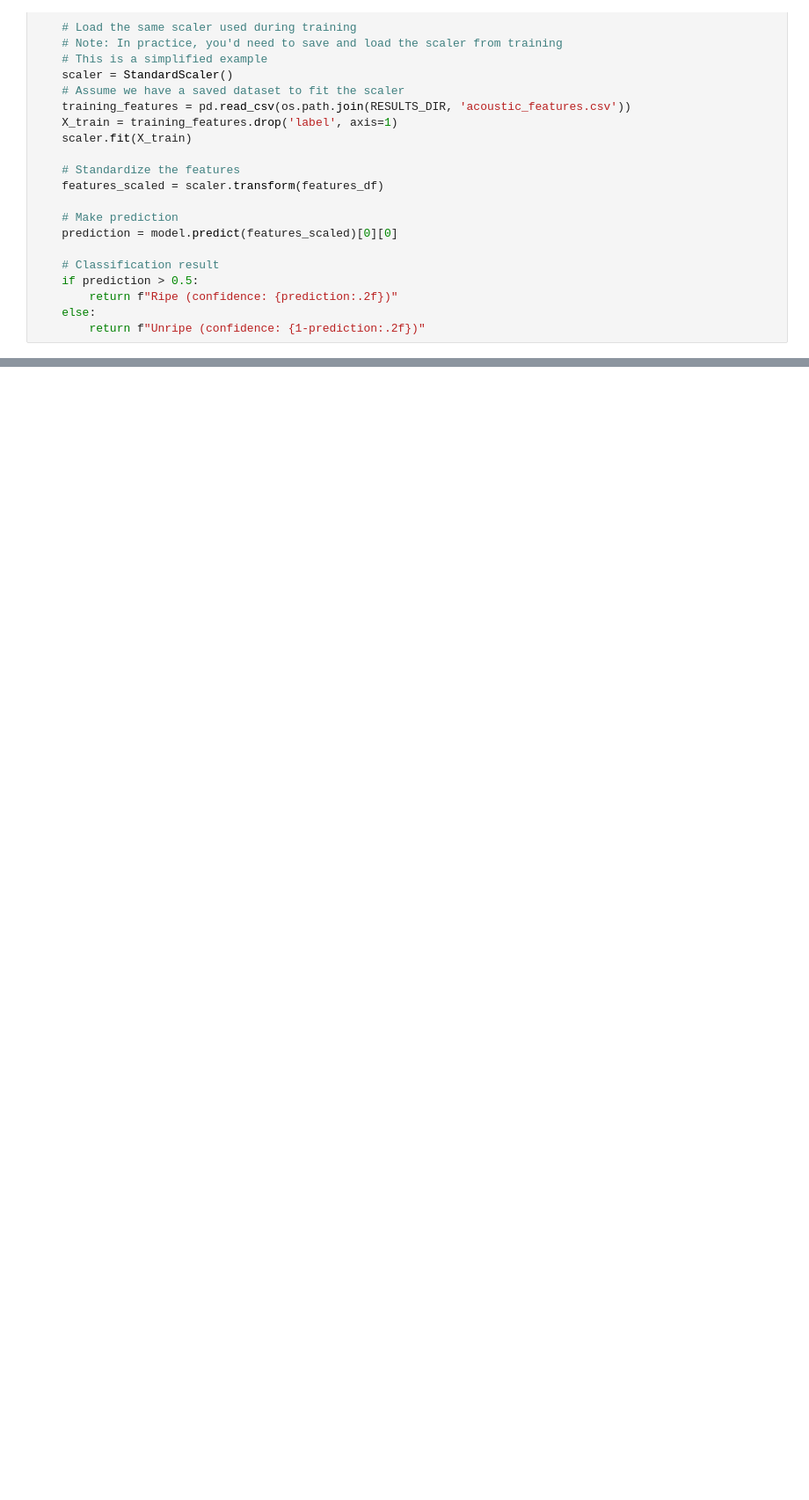
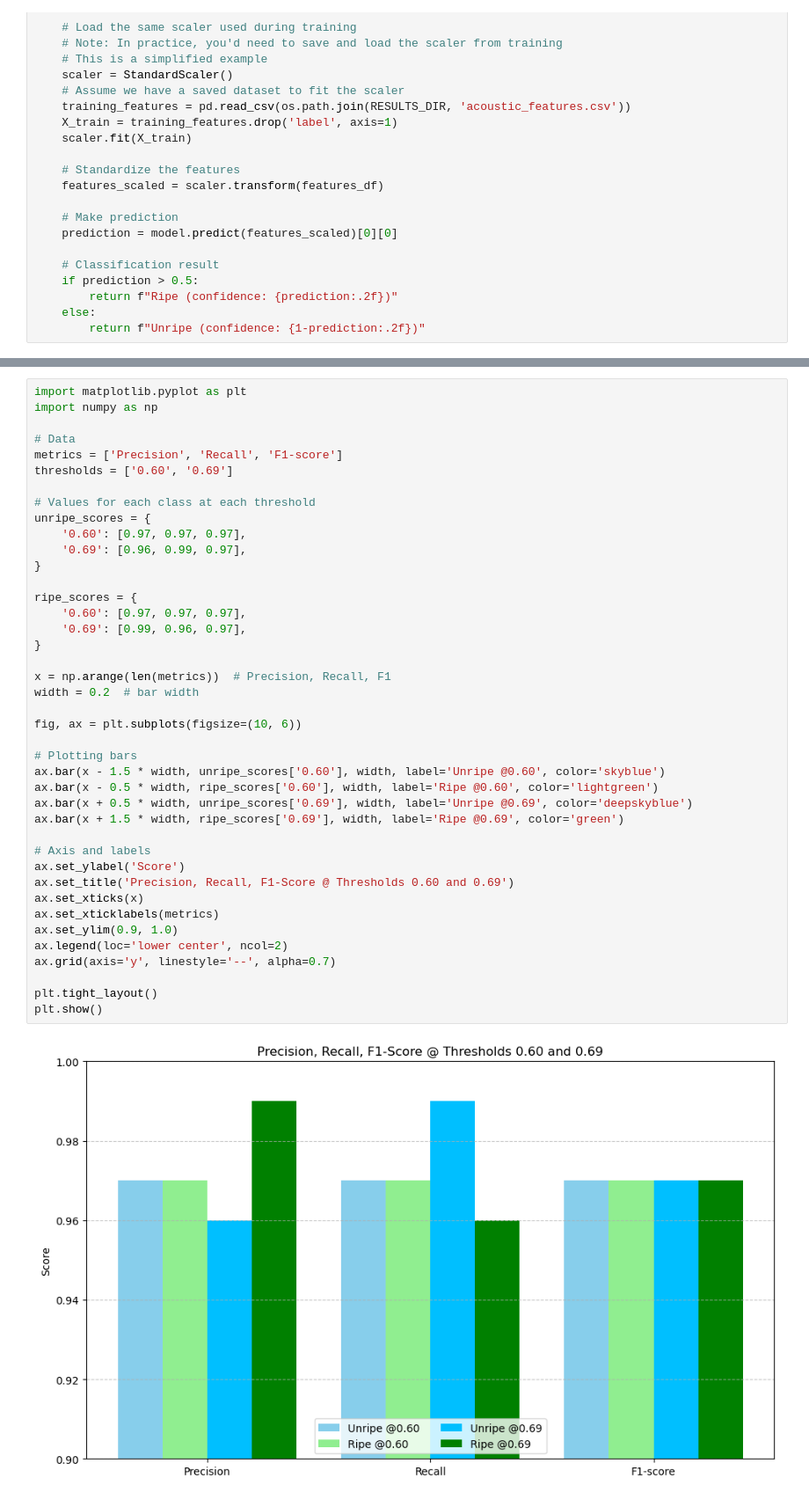
Before and after one commit to lazycandy2002/Cantaloupe-Ripeness-Classification-via-Acoustic-Feature-Analysis-and-ANN-Modeling--, a Jupyter notebook: cantaloupe_classifier.ipynb, the cells around one changed output, grey strips where cells are left out. Shown at 88% size. Saved outputs shown, nothing was run; the diff lists cells and outputs as text; blank space fills up the shorter version.

```diff
--- a/cantaloupe_classifier.ipynb
+++ b/cantaloupe_classifier.ipynb
@@ -438,0 +483,43 @@ def predict_ripeness(audio_file_path, model_path=MODEL_SAVE_PATH):
+# %%
+import matplotlib.pyplot as plt
+import numpy as np
+
+# Data
+metrics = ['Precision', 'Recall', 'F1-score']
+thresholds = ['0.60', '0.69']
+
+# Values for each class at each threshold
+unripe_scores = {
+    '0.60': [0.97, 0.97, 0.97],
+    '0.69': [0.96, 0.99, 0.97],
+}
+
+ripe_scores = {
+    '0.60': [0.97, 0.97, 0.97],
+    '0.69': [0.99, 0.96, 0.97],
+}
+
+x = np.arange(len(metrics))  # Precision, Recall, F1
+width = 0.2  # bar width
+
+fig, ax = plt.subplots(figsize=(10, 6))
+
+# Plotting bars
+ax.bar(x - 1.5 * width, unripe_scores['0.60'], width, label='Unripe @0.60', color='skyblue')
+ax.bar(x - 0.5 * width, ripe_scores['0.60'], width, label='Ripe @0.60', color='lightgreen')
+ax.bar(x + 0.5 * width, unripe_scores['0.69'], width, label='Unripe @0.69', color='deepskyblue')
+ax.bar(x + 1.5 * width, ripe_scores['0.69'], width, label='Ripe @0.69', color='green')
+
+# Axis and labels
+ax.set_ylabel('Score')
+ax.set_title('Precision, Recall, F1-Score @ Thresholds 0.60 and 0.69')
+ax.set_xticks(x)
+ax.set_xticklabels(metrics)
+ax.set_ylim(0.9, 1.0)
+ax.legend(loc='lower center', ncol=2)
+ax.grid(axis='y', linestyle='--', alpha=0.7)
+
+plt.tight_layout()
+plt.show()
+# %% [output]
+[figure, added]
```
Also changed, not shown: parts of 6 cells of this notebook, 7 other files.
